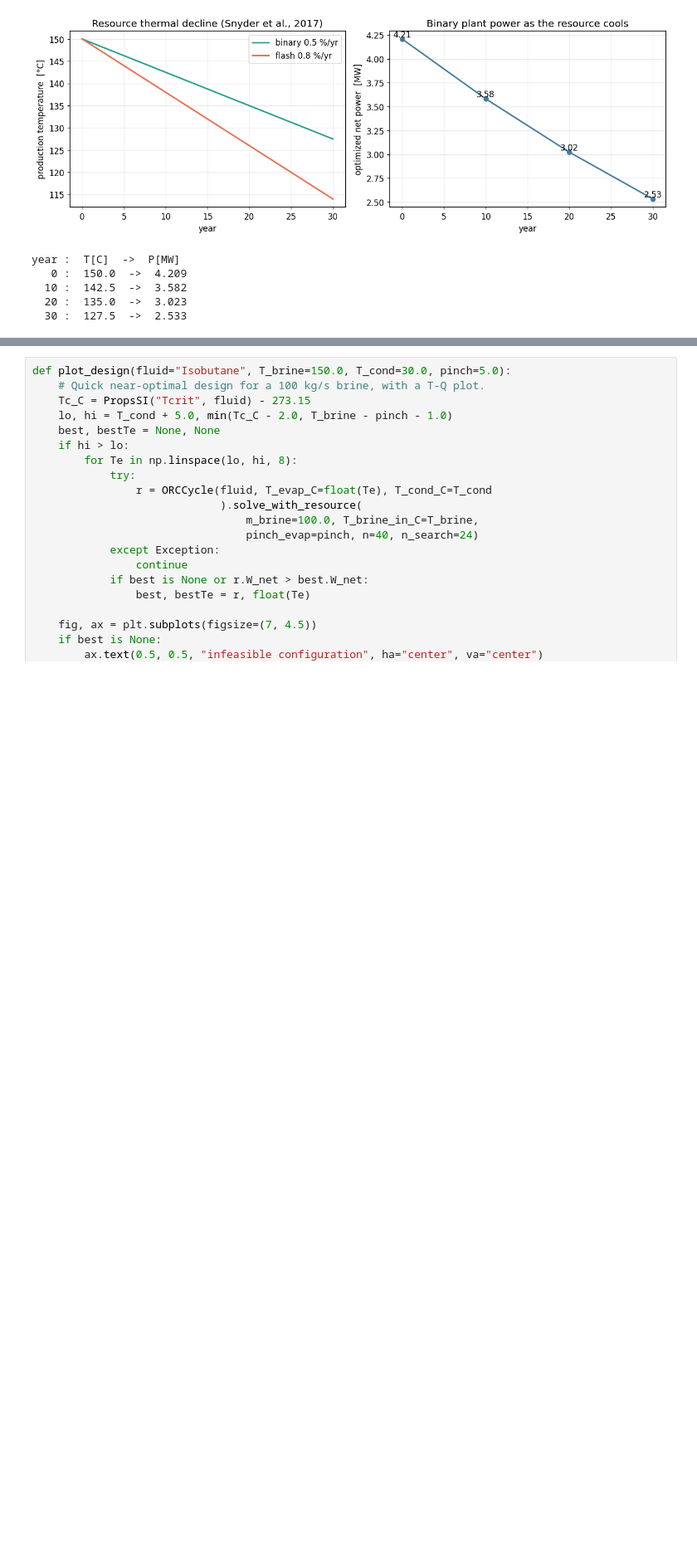
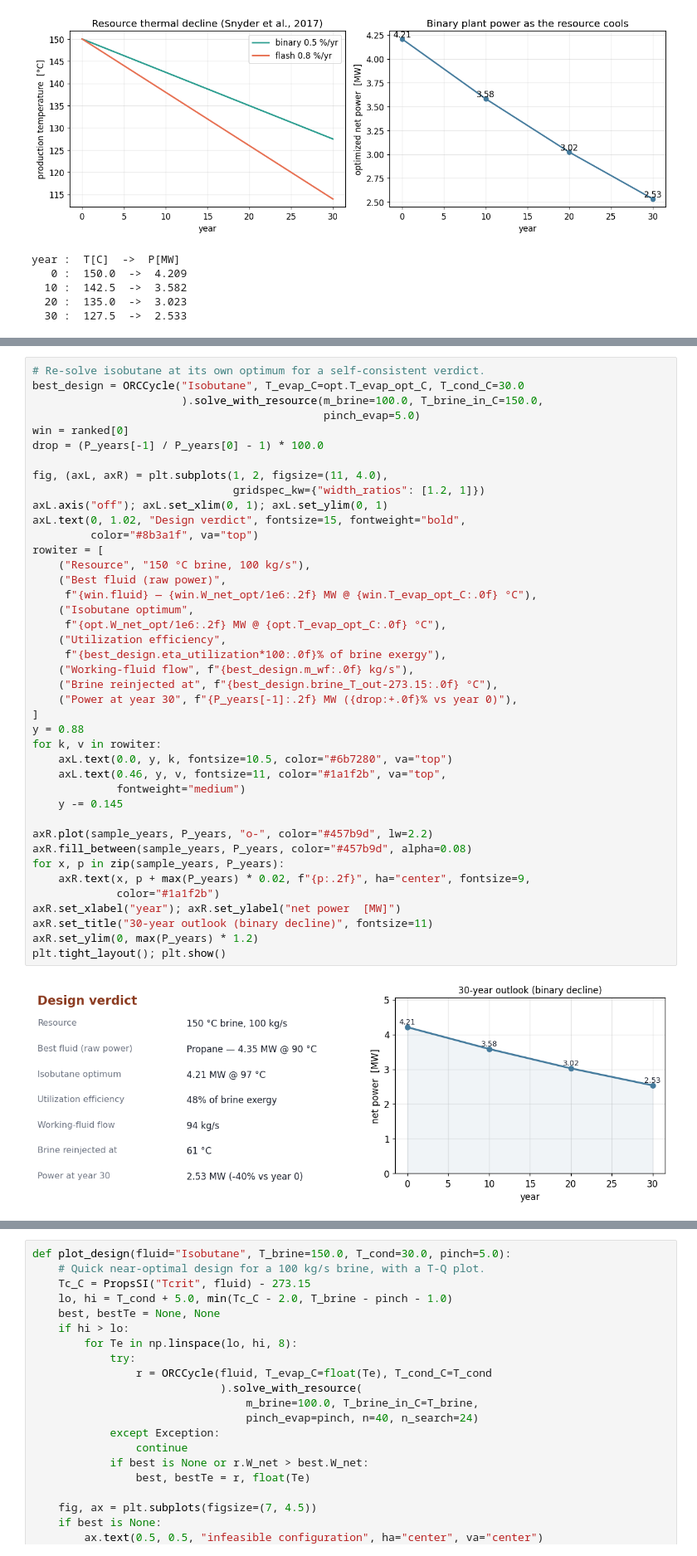
Before and after one commit to khb-git/geothermal-orc, a Jupyter notebook: notebooks/demo.ipynb, the cells around one changed output, grey strips where cells are left out. Shown at 83% size. Drawn from its saved outputs; the diff is of its cells as text; blank space fills up the shorter version.

Commit message:
Restructure notebook into an end-to-end design story

```diff
--- a/notebooks/demo.ipynb
+++ b/notebooks/demo.ipynb
@@ -459,0 +612,43 @@ year :  T[C]  ->  P[MW]
+# %%
+# Re-solve isobutane at its own optimum for a self-consistent verdict.
+best_design = ORCCycle("Isobutane", T_evap_C=opt.T_evap_opt_C, T_cond_C=30.0
+                       ).solve_with_resource(m_brine=100.0, T_brine_in_C=150.0,
+                                             pinch_evap=5.0)
+win = ranked[0]
+drop = (P_years[-1] / P_years[0] - 1) * 100.0
+
+fig, (axL, axR) = plt.subplots(1, 2, figsize=(11, 4.0),
+                               gridspec_kw={"width_ratios": [1.2, 1]})
+axL.axis("off"); axL.set_xlim(0, 1); axL.set_ylim(0, 1)
+axL.text(0, 1.02, "Design verdict", fontsize=15, fontweight="bold",
+         color="#8b3a1f", va="top")
+rowiter = [
+    ("Resource", "150 °C brine, 100 kg/s"),
+    ("Best fluid (raw power)",
+     f"{win.fluid} — {win.W_net_opt/1e6:.2f} MW @ {win.T_evap_opt_C:.0f} °C"),
+    ("Isobutane optimum",
+     f"{opt.W_net_opt/1e6:.2f} MW @ {opt.T_evap_opt_C:.0f} °C"),
+    ("Utilization efficiency",
+     f"{best_design.eta_utilization*100:.0f}% of brine exergy"),
+    ("Working-fluid flow", f"{best_design.m_wf:.0f} kg/s"),
+    ("Brine reinjected at", f"{best_design.brine_T_out-273.15:.0f} °C"),
+    ("Power at year 30", f"{P_years[-1]:.2f} MW ({drop:+.0f}% vs year 0)"),
+]
+y = 0.88
+for k, v in rowiter:
+    axL.text(0.0, y, k, fontsize=10.5, color="#6b7280", va="top")
+    axL.text(0.46, y, v, fontsize=11, color="#1a1f2b", va="top",
+             fontweight="medium")
+    y -= 0.145
+
+axR.plot(sample_years, P_years, "o-", color="#457b9d", lw=2.2)
+axR.fill_between(sample_years, P_years, color="#457b9d", alpha=0.08)
+for x, p in zip(sample_years, P_years):
+    axR.text(x, p + max(P_years) * 0.02, f"{p:.2f}", ha="center", fontsize=9,
+             color="#1a1f2b")
+axR.set_xlabel("year"); axR.set_ylabel("net power  [MW]")
+axR.set_title("30-year outlook (binary decline)", fontsize=11)
+axR.set_ylim(0, max(P_years) * 1.2)
+plt.tight_layout(); plt.show()
+# %% [output]
+[figure, added]
```
Also changed, not shown: parts of 28 cells of this notebook, 1 other file.
